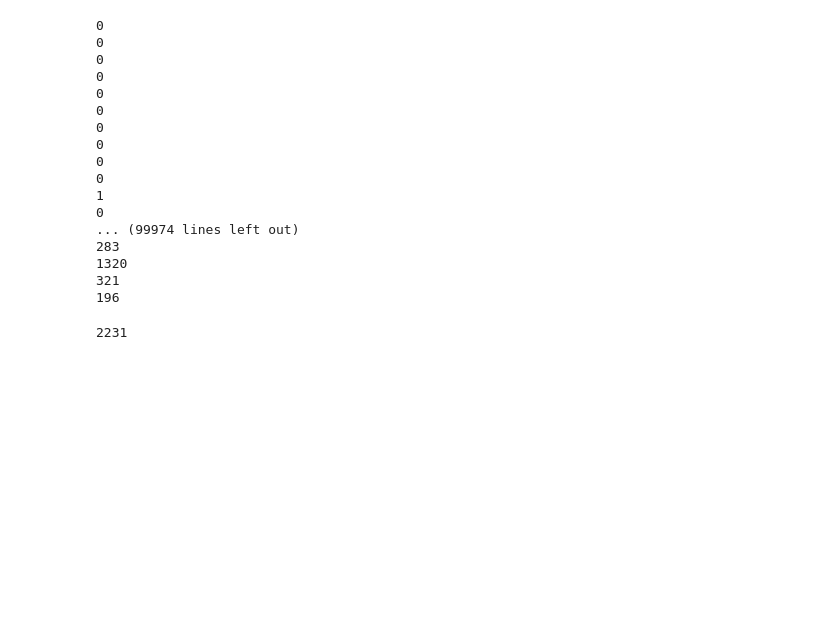
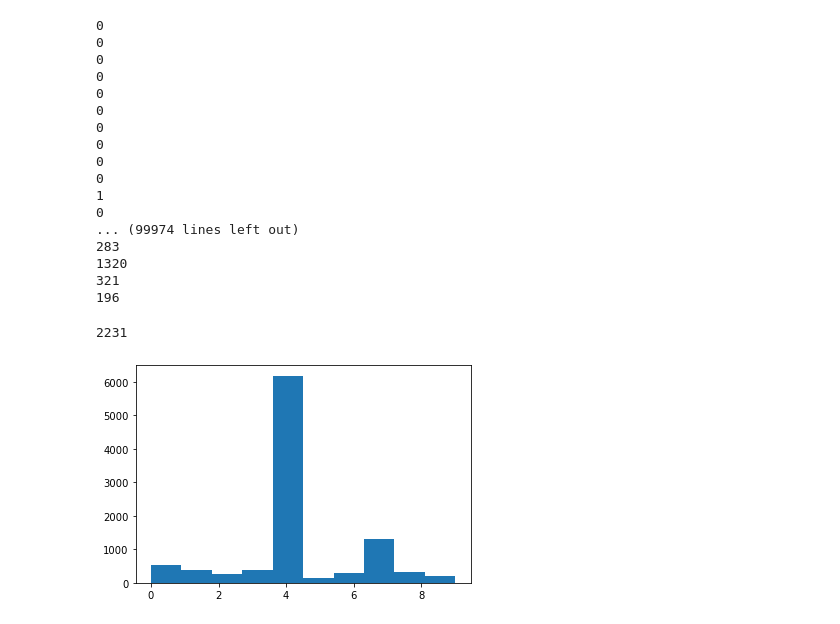
Before and after one commit to cihatsnl34/Machine-Learning, a Jupyter notebook: Reinforced Learning(TakviyeliPekiştirmeliOgrenme)/UCB/UCB.ipynb, the cells around one changed output. Cells and saved outputs as stored; diff of their text form; code cells hidden in the pictures; blank space fills up the shorter version.

```diff
--- a/Reinforced Learning(TakviyeliPekiştirmeliOgrenme)/UCB/UCB.ipynb
+++ b/Reinforced Learning(TakviyeliPekiştirmeliOgrenme)/UCB/UCB.ipynb
@@ -85,3 +85,8 @@ for n in range(1,N):
 toplam
 # %% [output]
 2231
+# %%
+plt.hist(secilenler)
+plt.show()
+# %% [output]
+[figure, added]
```
Also changed, not shown: 3 other files.
